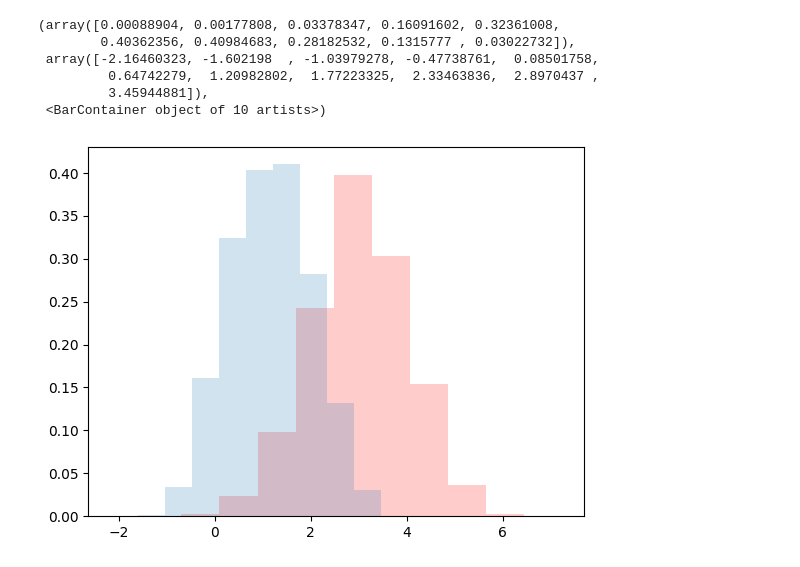
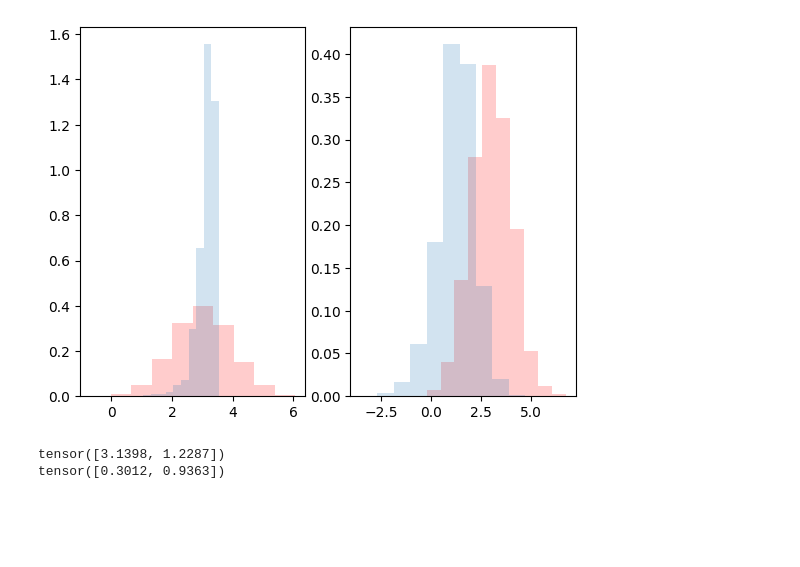
Before and after one commit to YuhangMeiUW/Flow-matching-control, a Jupyter notebook: 2nd_order_brownian_bridge.ipynb, the cells around one changed output. Drawn from its saved outputs; the diff is of its cells as text; code cells hidden in the pictures; blank space fills up the shorter version.

```diff
--- a/2nd_order_brownian_bridge.ipynb
+++ b/2nd_order_brownian_bridge.ipynb
@@ -85,10 +85,10 @@ phi_1_t = generate_phit(1-t_N, n)
 
 mat_for_x = expAt - torch.einsum('tnij,tnjk->tnik', torch.einsum('tnij,tnjk->tnik', torch.einsum('tnij,tnjk->tnik', phi_t, exp1tAtrans), torch.linalg.inv(phi_1)), expA)
 
-mat_for_y = torch.einsum('tnij,tnjk->tnik', torch.einsum('tnij,tnjk->tnik', phi_t, exp1tAtrans), torch.linalg.inv(phi_1))
+mat_for_y = torch.einsum('tnij,tnjk->tnik', torch.einsum('tnij,tnjk->tnik', phi_t, exp1tAtrans), torch.linalg.pinv(phi_1))
 
 phi_t_exp1tAtrans = torch.einsum('tnij,tnjk->tnik', phi_t, exp1tAtrans)
-Sigma_t = phi_t - torch.einsum('tnij,tnjk->tnik', torch.einsum('tnij,tnjk->tnik', phi_t_exp1tAtrans, torch.linalg.inv(phi_1)), phi_t_exp1tAtrans.transpose(-1,-2))
+Sigma_t = phi_t - torch.einsum('tnij,tnjk->tnik', torch.einsum('tnij,tnjk->tnik', phi_t_exp1tAtrans, torch.linalg.pinv(phi_1)), phi_t_exp1tAtrans.transpose(-1,-2))
 
 Z_f = torch.zeros((T, N, n))
 for i in range(T):
@@ -235,24 +217,24 @@ Iteration: 20000/20000, loss = 0.524928927422
 # %%
-N = 2000
-T = 1000
+# N = 2000
+# T = 1000
 
-t = torch.linspace(0,tf,T).repeat(N).reshape(N,T).T[:,:,None]
-dt = tf/T
+# t = torch.linspace(0,tf,T).repeat(N).reshape(N,T).T[:,:,None]
+# dt = tf/T
 
-W_b = torch.zeros((T, N, m))
-for i in range(T):
-    W_b[i,:,:] = MultivariateNormal(torch.zeros(m), dt*torch.eye(m)).sample((N,))
-W_b = torch.cat((torch.zeros((T,N,1)), W_b), dim=2)
+# W_b = torch.zeros((T, N, m))
+# for i in range(T):
+#     W_b[i,:,:] = MultivariateNormal(torch.zeros(m), dt*torch.eye(m)).sample((N,))
+# W_b = torch.cat((torch.zeros((T,N,1)), W_b), dim=2)
 
-X_b = torch.zeros(T,N,n)
-X_b[0] = torch.randn(N,n)
-#X_b[0] = X[0].clone()
-for i in range(0,T-1):
-    y_pred = f.forward(X_b[i,None,:,:],t[i,None,:,:])[0]
-    # print(torch.inverse(torch.tensor([[(1-t[i,0,0])**3/3, (1-t[i,0,0])**2/2], [(1-t[i,0,0])**2/2, 1-t[i,0,0]]])))
-    u = (torch.tensor([[1 - t[i,0,0],1]]) @ torch.pinverse(torch.tensor([[(1-t[i,0,0])**3/3, (1-t[i,0,0])**2/2], [(1-t[i,0,0])**2/2, 1-t[i,0,0]]])) @ (y_pred - (torch.tensor([[1, 1-t[i,0,0]],[0, 1]]) @ X_b[i].T).T).T).T
-    # print(y_pred)
-    X_b[i+1] = X_b[i] + (A @ X_b[i].T).T * dt + (B @ u.T).T * dt + n_sigma * W_b[i]
+# X_b = torch.zeros(T,N,n)
+# X_b[0] = torch.randn(N,n)
+# #X_b[0] = X[0].clone()
+# for i in range(0,T-1):
+#     y_pred = f.forward(X_b[i,None,:,:],t[i,None,:,:])[0]
+#     # print(torch.inverse(torch.tensor([[(1-t[i,0,0])**3/3, (1-t[i,0,0])**2/2], [(1-t[i,0,0])**2/2, 1-t[i,0,0]]])))
+#     u = (torch.tensor([[1 - t[i,0,0],1]]) @ torch.pinverse(torch.tensor([[(1-t[i,0,0])**3/3, (1-t[i,0,0])**2/2], [(1-t[i,0,0])**2/2, 1-t[i,0,0]]])) @ (y_pred - (torch.tensor([[1, 1-t[i,0,0]],[0, 1]]) @ X_b[i].T).T).T).T
+#     # print(y_pred)
+#     X_b[i+1] = X_b[i] + (A @ X_b[i].T).T * dt + (B @ u.T).T * dt + n_sigma * W_b[i]
 # %%
 idx = torch.randperm(N)[:150]
 
@@ -263,11 +245,17 @@ for i in idx:
 # %%
+plt.figure()
+plt.subplot(1,2,1)
+plt.hist(y.numpy()[:,0],alpha=0.2, color='r',density=True)
+plt.hist(X_b.detach().numpy()[-1,:,0],alpha=0.2, density=True)
+plt.subplot(1,2,2)
 plt.hist(y.numpy()[:,1],alpha=0.2, color='r',density=True)
 plt.hist(X_b.detach().numpy()[-1,:,1],alpha=0.2, density=True)
+plt.show()
 # %% [output]
-(array([0.00088904, 0.00177808, 0.03378347, 0.16091602, 0.32361008,
-        0.40362356, 0.40984683, 0.28182532, 0.1315777 , 0.03022732]),
- array([-2.16460323, -1.602198  , -1.03979278, -0.47738761,  0.08501758,
-         0.64742279,  1.20982802,  1.77223325,  2.33463836,  2.8970437 ,
-         3.45944881]),
- <BarContainer object of 10 artists>)
-[figure, old version]
+[figure, new version]
+# %%
+print(X_b[-1,:,:].detach().mean(dim = 0))
+print(X_b[-1,:,:].detach().std(dim = 0))
+# %% [output]
+tensor([3.1398, 1.2287])
+tensor([0.3012, 0.9363])
```
Also changed, not shown: parts of 6 cells of this notebook.
